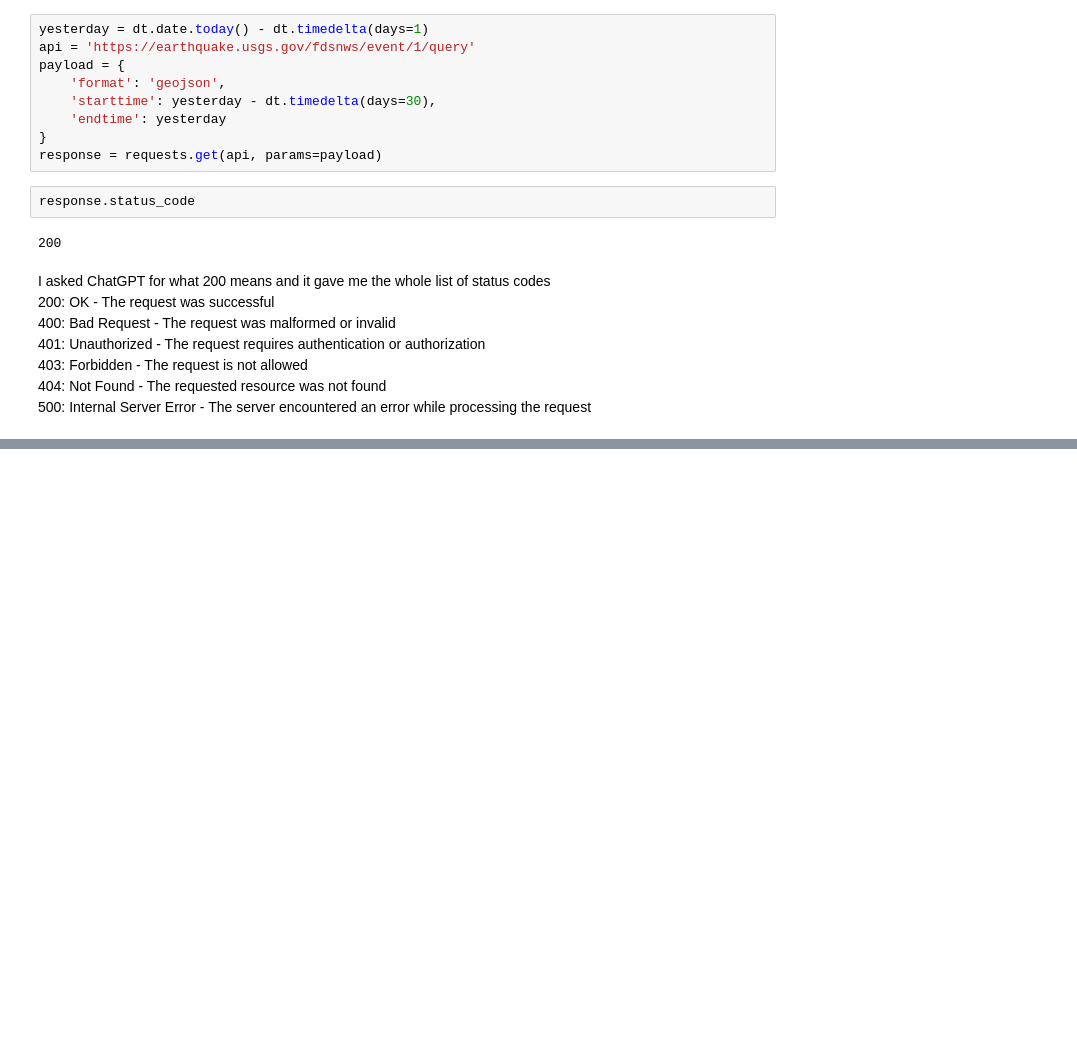
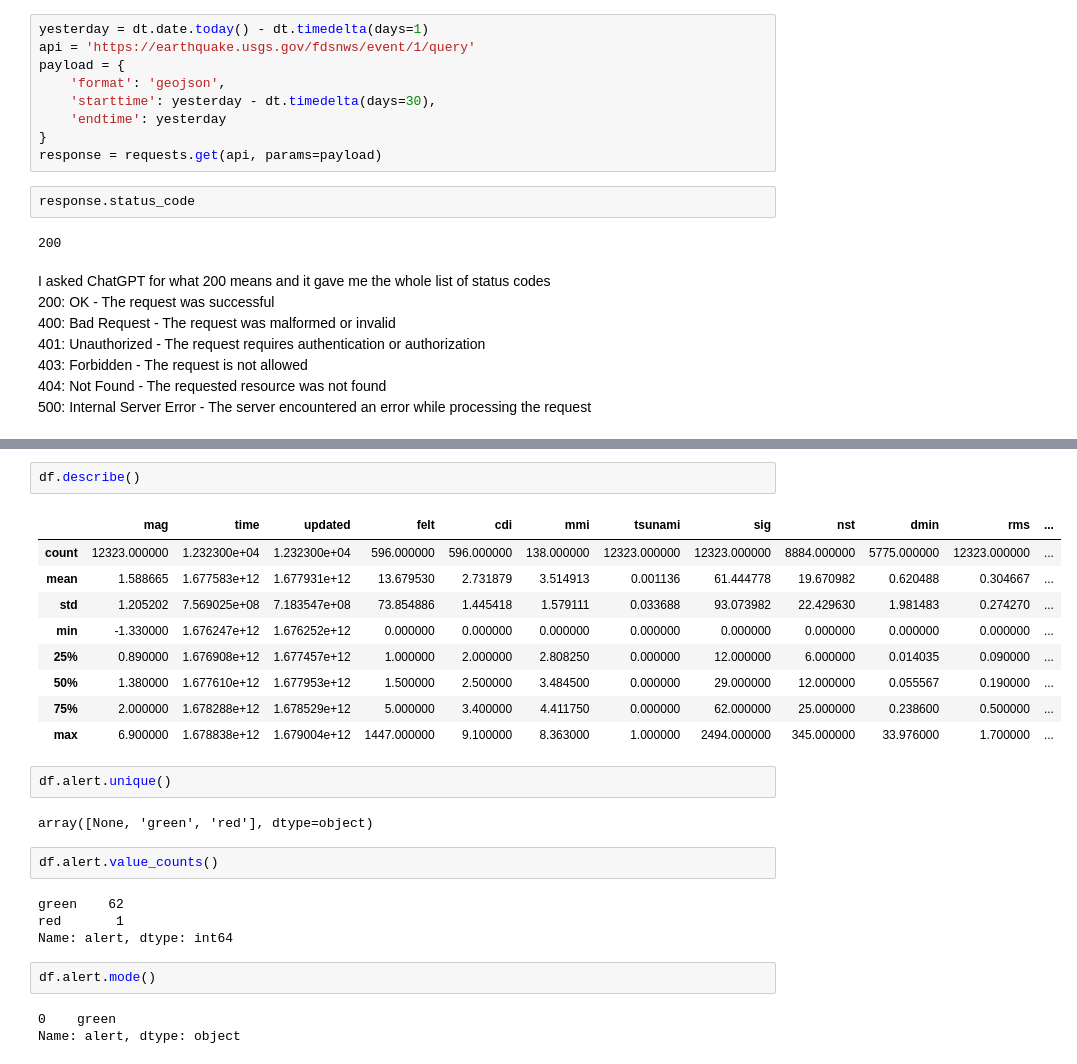
Before and after one commit to Samthesurf/Start-of-Data-Analysis, a Jupyter notebook: chap_2_practice.ipynb, the cells around one changed output, grey strips where cells are left out. Cells and saved outputs as stored; diff of their text form; blank space fills up the shorter version.

```diff
--- a/chap_2_practice.ipynb
+++ b/chap_2_practice.ipynb
@@ -144,0 +266,27 @@ I asked ChatGPT for what 200 means and it gave me the whole list of status codes
+# %%
+df.describe()
+# %% [output]
+|  | mag | time | updated | felt | cdi | mmi | tsunami | sig | nst | dmin | rms | ... |
+| count | 12323.000000 | 1.232300e+04 | 1.232300e+04 | 596.000000 | 596.000000 | 138.000000 | 12323.000000 | 12323.000000 | 8884.000000 | 5775.000000 | 12323.000000 | ... |
+| mean | 1.588665 | 1.677583e+12 | 1.677931e+12 | 13.679530 | 2.731879 | 3.514913 | 0.001136 | 61.444778 | 19.670982 | 0.620488 | 0.304667 | ... |
+| std | 1.205202 | 7.569025e+08 | 7.183547e+08 | 73.854886 | 1.445418 | 1.579111 | 0.033688 | 93.073982 | 22.429630 | 1.981483 | 0.274270 | ... |
+| min | -1.330000 | 1.676247e+12 | 1.676252e+12 | 0.000000 | 0.000000 | 0.000000 | 0.000000 | 0.000000 | 0.000000 | 0.000000 | 0.000000 | ... |
+| 25% | 0.890000 | 1.676908e+12 | 1.677457e+12 | 1.000000 | 2.000000 | 2.808250 | 0.000000 | 12.000000 | 6.000000 | 0.014035 | 0.090000 | ... |
+| 50% | 1.380000 | 1.677610e+12 | 1.677953e+12 | 1.500000 | 2.500000 | 3.484500 | 0.000000 | 29.000000 | 12.000000 | 0.055567 | 0.190000 | ... |
+| 75% | 2.000000 | 1.678288e+12 | 1.678529e+12 | 5.000000 | 3.400000 | 4.411750 | 0.000000 | 62.000000 | 25.000000 | 0.238600 | 0.500000 | ... |
+| max | 6.900000 | 1.678838e+12 | 1.679004e+12 | 1447.000000 | 9.100000 | 8.363000 | 1.000000 | 2494.000000 | 345.000000 | 33.976000 | 1.700000 | ... |
+# %%
+df.alert.unique()
+# %% [output]
+array([None, 'green', 'red'], dtype=object)
+# %%
+df.alert.value_counts()
+# %% [output]
+green    62
+red       1
+Name: alert, dtype: int64
+# %%
+df.alert.mode()
+# %% [output]
+0    green
+Name: alert, dtype: object
```
Also changed, not shown: parts of 23 cells of this notebook.
